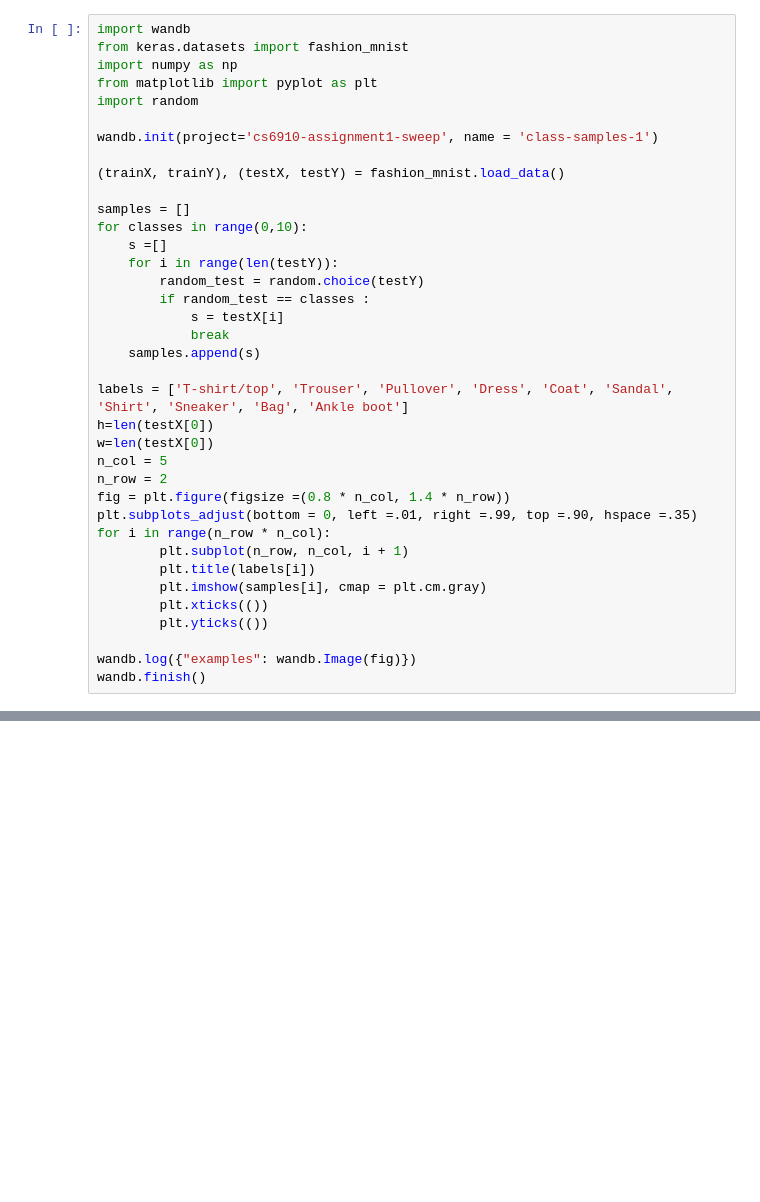
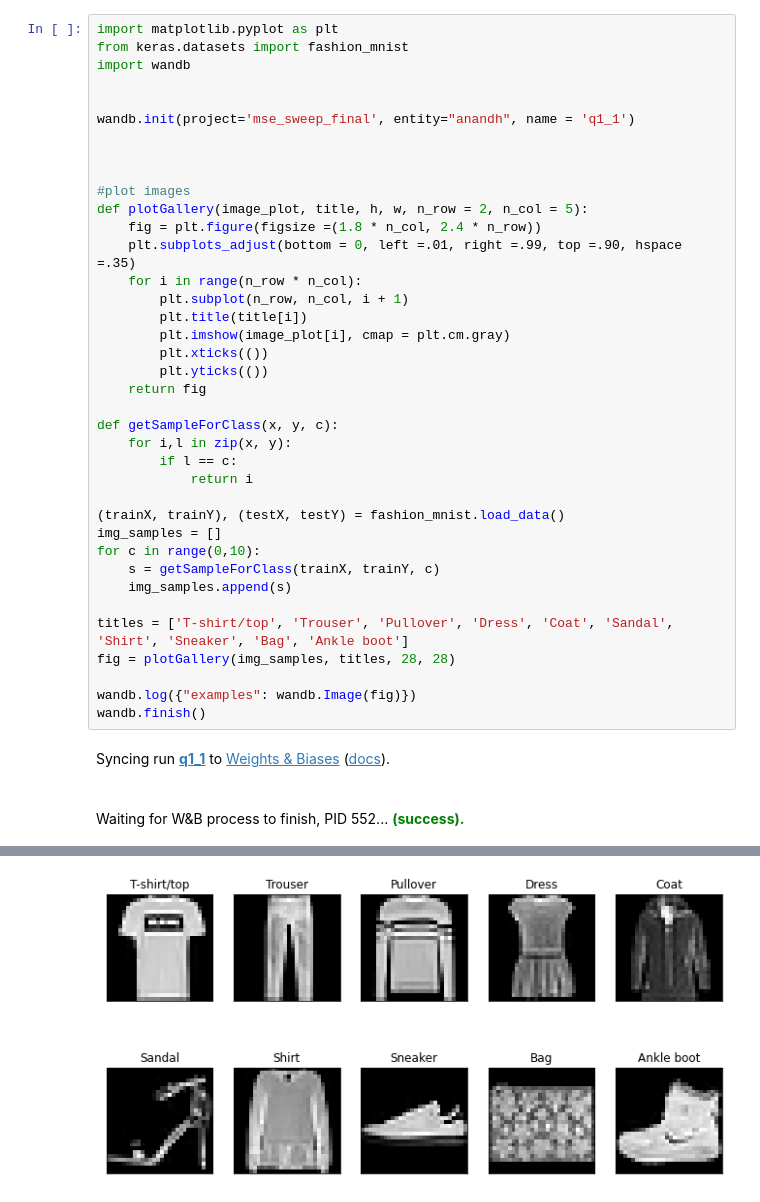
Before and after one commit to anandhc6/Assignment1, a Jupyter notebook: Q1.ipynb, the cells around one changed output, grey strips where cells are left out. Saved outputs shown, nothing was run; the diff lists cells and outputs as text; blank space fills up the shorter version.

```diff
--- a/Q1.ipynb
+++ b/Q1.ipynb
@@ -3,37 +35,41 @@
 # %%
+import matplotlib.pyplot as plt
+from keras.datasets import fashion_mnist
 import wandb
-from keras.datasets import fashion_mnist
-import numpy as np
-from matplotlib import pyplot as plt
-import random
 
-wandb.init(project='cs6910-assignment1-sweep', name = 'class-samples-1')
+
+wandb.init(project='mse_sweep_final', entity="anandh", name = 'q1_1')
+
+
+
+#plot images
+def plotGallery(image_plot, title, h, w, n_row = 2, n_col = 5):
+    fig = plt.figure(figsize =(1.8 * n_col, 2.4 * n_row))
+    plt.subplots_adjust(bottom = 0, left =.01, right =.99, top =.90, hspace =.35)
+    for i in range(n_row * n_col):
+        plt.subplot(n_row, n_col, i + 1)
+        plt.title(title[i])
+        plt.imshow(image_plot[i], cmap = plt.cm.gray)
+        plt.xticks(())
+        plt.yticks(())
+    return fig
+
+def getSampleForClass(x, y, c):
+    for i,l in zip(x, y):
+        if l == c:
+            return i
 
 (trainX, trainY), (testX, testY) = fashion_mnist.load_data()
+img_samples = []
+for c in range(0,10):
+    s = getSampleForClass(trainX, trainY, c)
+    img_samples.append(s)
 
-samples = []
-for classes in range(0,10):
-    s =[]
-    for i in range(len(testY)):
-        random_test = random.choice(testY)
-        if random_test == classes :
-            s = testX[i]
-            break
-    samples.append(s)
-
-labels = ['T-shirt/top', 'Trouser', 'Pullover', 'Dress', 'Coat', 'Sandal', 'Shirt', 'Sneaker', 'Bag', 'Ankle boot']
-h=len(testX[0])
-w=len(testX[0])
-n_col = 5
-n_row = 2
-fig = plt.figure(figsize =(0.8 * n_col, 1.4 * n_row))
-plt.subplots_adjust(bottom = 0, left =.01, right =.99, top =.90, hspace =.35)
-for i in range(n_row * n_col):
-        plt.subplot(n_row, n_col, i + 1)
-        plt.title(labels[i])
-        plt.imshow(samples[i], cmap = plt.cm.gray)
-        plt.xticks(())
-        plt.yticks(())
+titles = ['T-shirt/top', 'Trouser', 'Pullover', 'Dress', 'Coat', 'Sandal', 'Shirt', 'Sneaker', 'Bag', 'Ankle boot']
+fig = plotGallery(img_samples, titles, 28, 28)
 
 wandb.log({"examples": wandb.Image(fig)})
 wandb.finish()
+# %% [output]
+Syncing run q1_1 to Weights & Biases (docs).
+Waiting for W&B process to finish, PID 552... (success).
@@ -39,0 +77 @@ wandb.finish()
+[figure, added]
```
Also changed, not shown: parts of 3 cells of this notebook.
